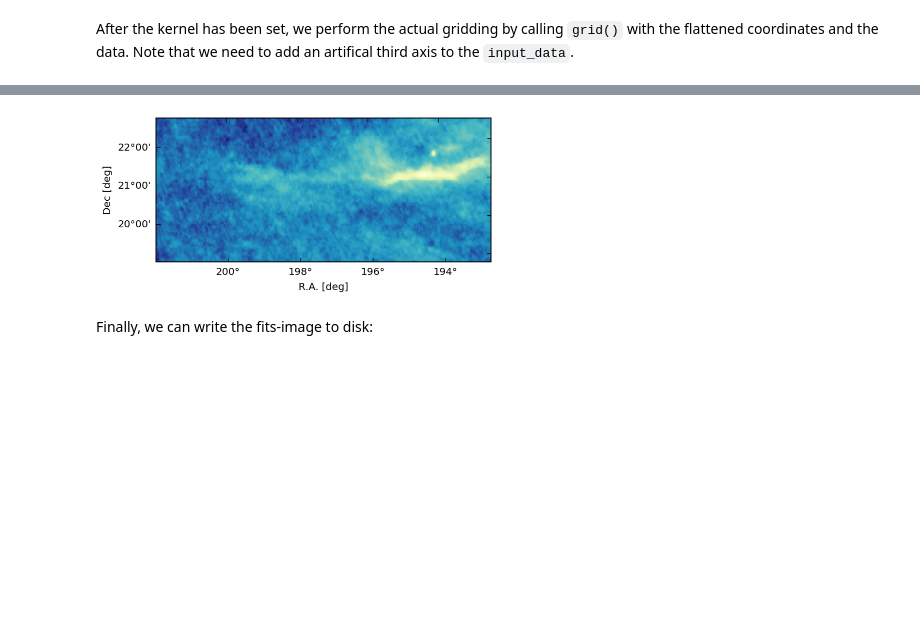
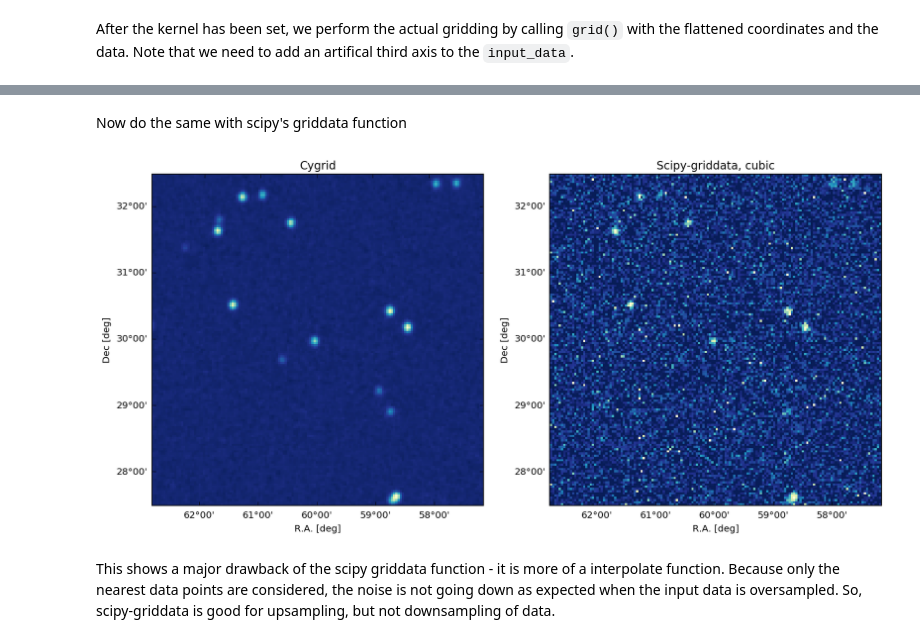
Before and after one commit to kathlynpurcell/cygrid, a Jupyter notebook: notebooks/minimal.ipynb, the cells around one changed output, grey strips where cells are left out. Cells and saved outputs as stored; diff of their text form; code cells hidden in the pictures; blank space fills up the shorter version.

```diff
--- a/notebooks/minimal.ipynb
+++ b/notebooks/minimal.ipynb
@@ -123,13 +150,2 @@ To get the gridded data, we simply call `get_datacube()`. We get rid of the dege
 # %%
-datacube = gridder.get_datacube().squeeze()
+cygrid_map = gridder.get_datacube().squeeze()
-# %%
-fig = pl.figure()
-ax = fig.add_subplot(111, projection=target_wcs.celestial)
-lon, lat = ax.coords
-ax.imshow(np.log10(datacube), **imkw)
-lon.set_axislabel('R.A. [deg]')
-lat.set_axislabel('Dec [deg]')
-# %% [output]
-[figure, removed]
-# %% [markdown]
-Finally, we can write the fits-image to disk:
@@ -137,0 +152,37 @@ fits.writeto('planck_regridded.fits', datacube, target_wcs.celestial.to_header()
+# %% [markdown]
+Now do the same with scipy's griddata function
+# %%
+def scipy_grid(xcoords, ycoords, signal, header, method='cubic'):
+    '''
+    Grid data using scipy.
+    '''
+
+    # first, we need to calculate the target world coordinates
+    _wcs = WCS(header, naxis=[1, 2])
+    _sh = header['NAXIS1'], header['NAXIS2']
+    xpix, ypix = np.meshgrid(np.arange(_sh[0]), np.arange(_sh[1]))
+    xwcs, ywcs = _wcs.celestial.all_pix2world(xpix, ypix, 0)
+
+    return griddata(
+        (xcoords, ycoords), signal, (xwcs, ywcs), method=method
+        ).reshape(_sh)
+# %%
+scipy_map = scipy_grid(xcoords, ycoords, signal, target_header)
+# %%
+fig = pl.figure(figsize=(14, 7))
+ax1 = fig.add_subplot(121, projection=target_wcs.celestial)
+ax2 = fig.add_subplot(122, projection=target_wcs.celestial)
+ax1.imshow(cygrid_map, vmin=-0.5, vmax=8.0, **imkw)
+ax2.imshow(scipy_map, vmin=-0.5, vmax=8.0, **imkw)
+ax1.set_title('Cygrid')
+ax2.set_title('Scipy-griddata, cubic')
+for ax in ax1, ax2:
+    lon, lat = ax.coords
+    lon.set_axislabel('R.A. [deg]')
+    lat.set_axislabel('Dec [deg]')
+
+pl.show()
+# %% [output]
+[figure, added]
+# %% [markdown]
+This shows a major drawback of the scipy griddata function - it is more of a interpolate function. Because only the nearest data points are considered, the noise is not going down as expected when the input data is oversampled. So, scipy-griddata is good for upsampling, but not downsampling of data.
```
Also changed, not shown: parts of 23 cells of this notebook.
